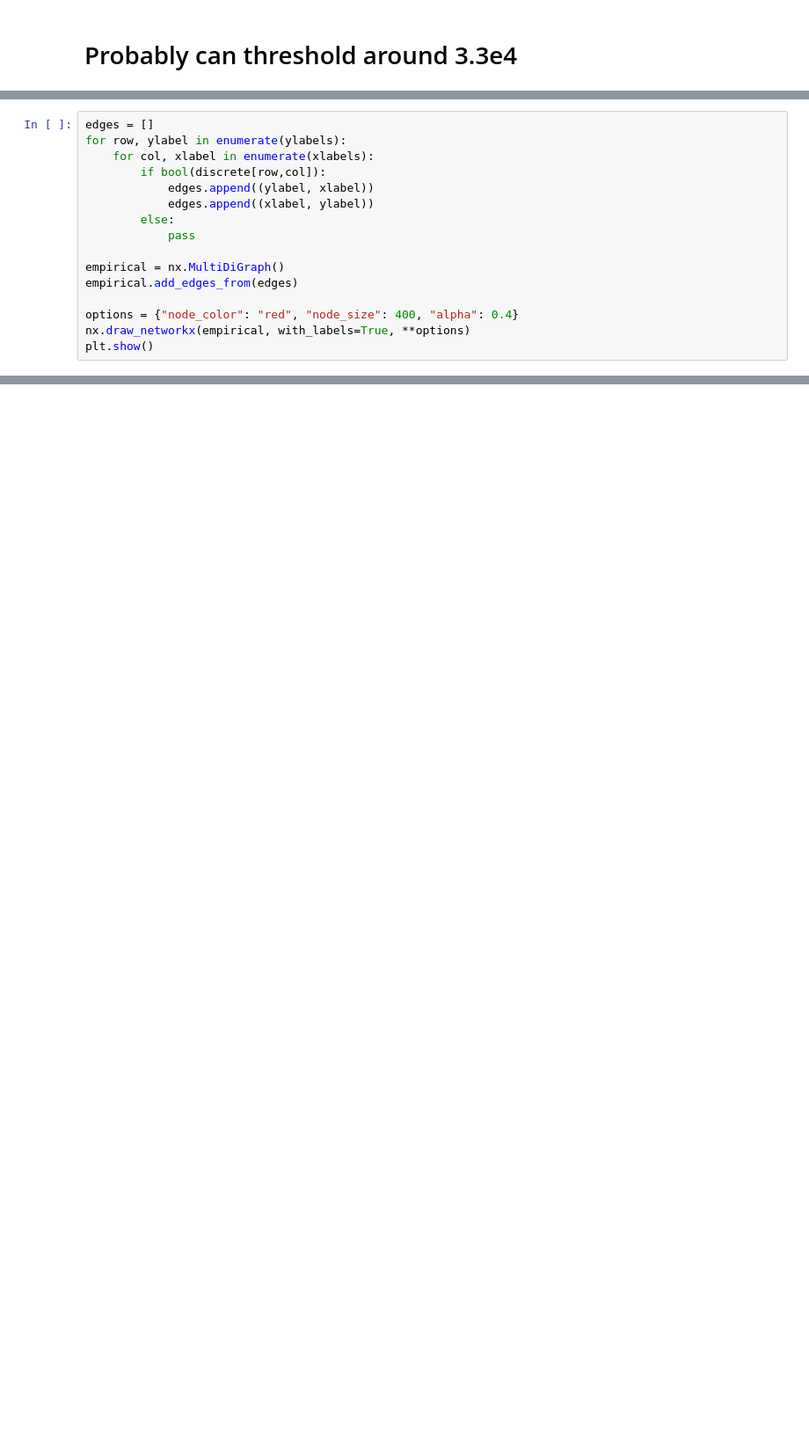
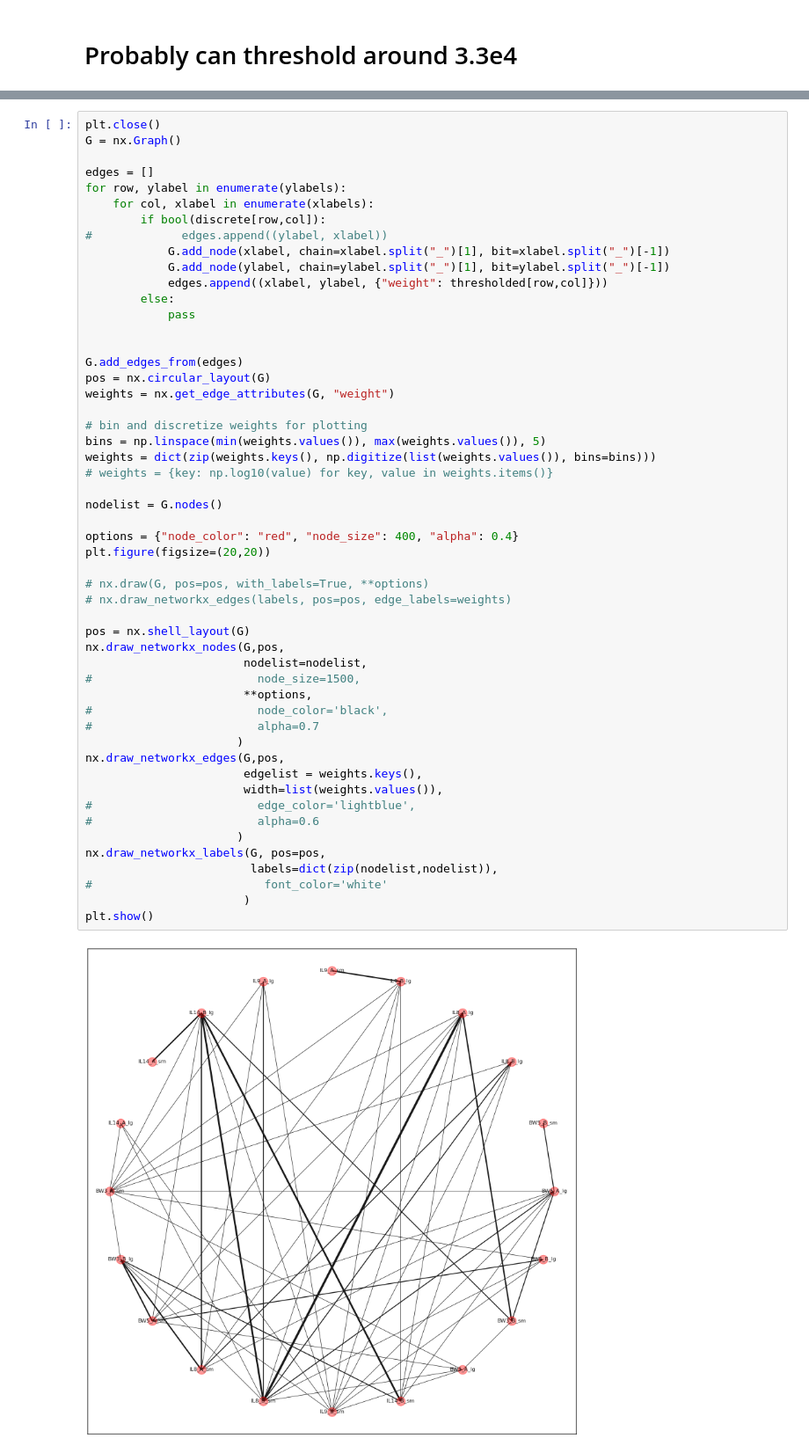
Before and after one commit to proleu/ppigraphx, a Jupyter notebook: 02_affinity_matrix_to_graph.ipynb, the cells around one changed output, grey strips where cells are left out. Shown at 88% size. Cells and saved outputs as stored; diff of their text form; blank space fills up the shorter version.

```diff
--- a/02_affinity_matrix_to_graph.ipynb
+++ b/02_affinity_matrix_to_graph.ipynb
@@ -129,16 +128,0 @@ plot_mat(discrete, xlabels, ylabels, f"Discretized interactivity")
-# %%
-edges = []
-for row, ylabel in enumerate(ylabels):
-    for col, xlabel in enumerate(xlabels):
-        if bool(discrete[row,col]):
-            edges.append((ylabel, xlabel))
-            edges.append((xlabel, ylabel))
-        else:
-            pass
-
-empirical = nx.MultiDiGraph()
-empirical.add_edges_from(edges)
-
-options = {"node_color": "red", "node_size": 400, "alpha": 0.4}
-nx.draw_networkx(empirical, with_labels=True, **options)
-plt.show()
@@ -147 +129,55 @@ plt.show()
+# %%
+plt.close()
+G = nx.Graph()
+
+edges = []
+for row, ylabel in enumerate(ylabels):
+    for col, xlabel in enumerate(xlabels):
+        if bool(discrete[row,col]):
+#             edges.append((ylabel, xlabel))
+            G.add_node(xlabel, chain=xlabel.split("_")[1], bit=xlabel.split("_")[-1])
+            G.add_node(ylabel, chain=ylabel.split("_")[1], bit=ylabel.split("_")[-1])
+            edges.append((xlabel, ylabel, {"weight": thresholded[row,col]}))
+        else:
+            pass
+
+
+G.add_edges_from(edges)
+pos = nx.circular_layout(G)
+weights = nx.get_edge_attributes(G, "weight")
+
+# bin and discretize weights for plotting
+bins = np.linspace(min(weights.values()), max(weights.values()), 5)
+weights = dict(zip(weights.keys(), np.digitize(list(weights.values()), bins=bins)))
+# weights = {key: np.log10(value) for key, value in weights.items()}
+
+nodelist = G.nodes()
+
+options = {"node_color": "red", "node_size": 400, "alpha": 0.4}
+plt.figure(figsize=(20,20))
+
+# nx.draw(G, pos=pos, with_labels=True, **options)
+# nx.draw_networkx_edges(labels, pos=pos, edge_labels=weights)
+
+pos = nx.shell_layout(G)
+nx.draw_networkx_nodes(G,pos,
+                       nodelist=nodelist,
+#                        node_size=1500,
+                       **options,
+#                        node_color='black',
+#                        alpha=0.7
+                      )
+nx.draw_networkx_edges(G,pos,
+                       edgelist = weights.keys(),
+                       width=list(weights.values()),
+#                        edge_color='lightblue',
+#                        alpha=0.6
+                      )
+nx.draw_networkx_labels(G, pos=pos,
+                        labels=dict(zip(nodelist,nodelist)),
+#                         font_color='white'
+                       )
+plt.show()
+# %% [output]
+[figure, added]
 # %% [markdown]
```
Also changed, not shown: parts of 13 cells of this notebook.
